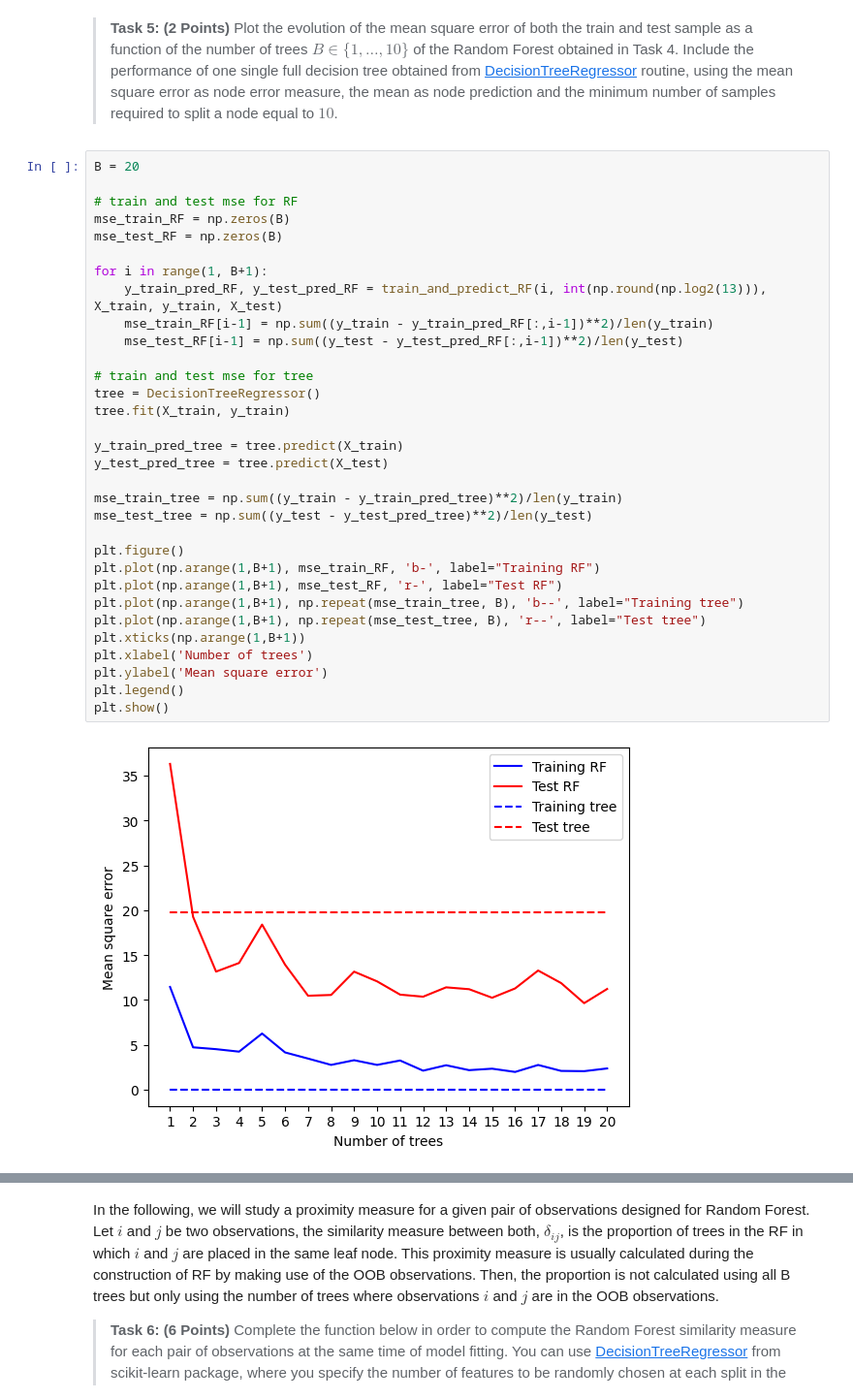
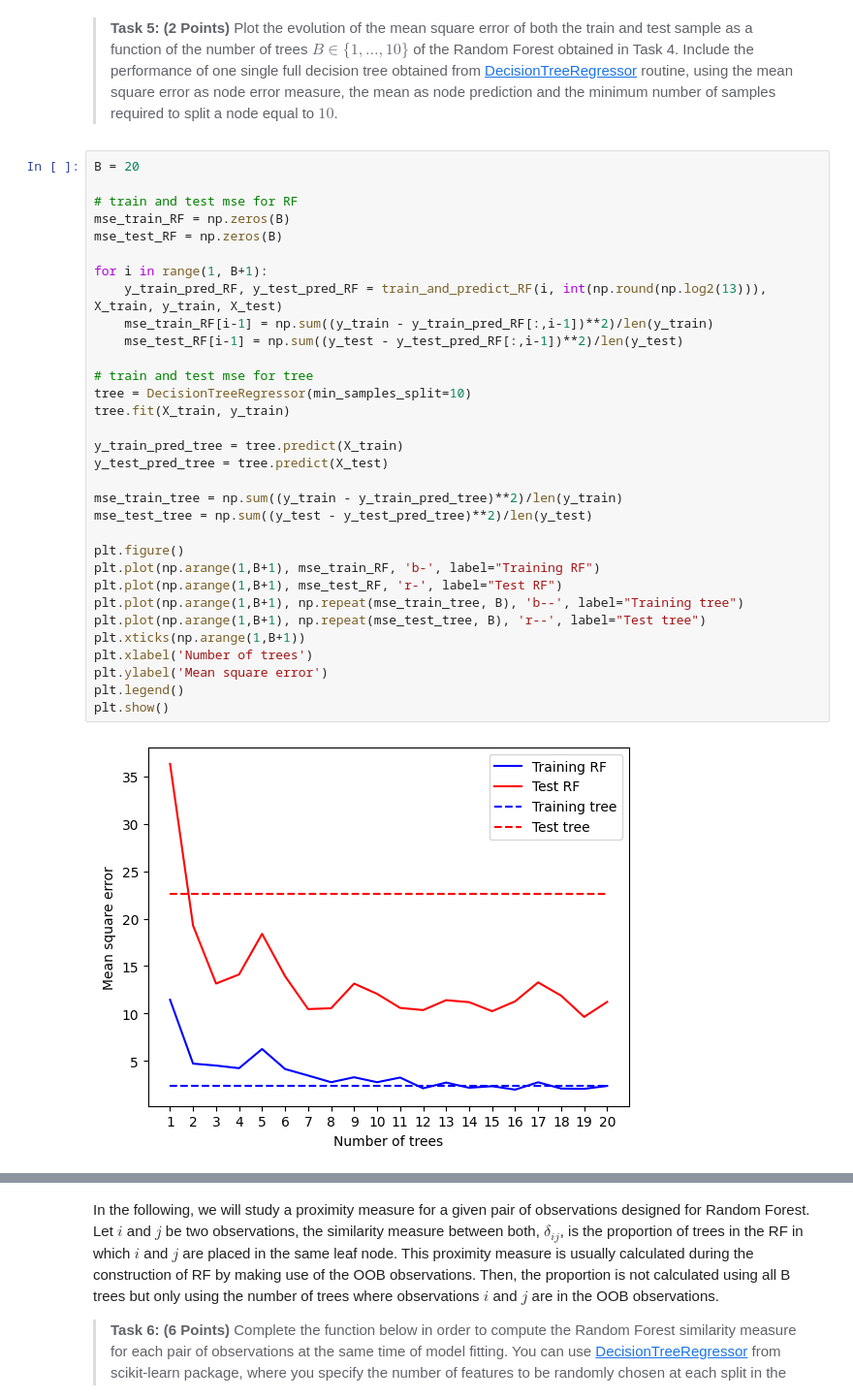
Before and after one commit to ArkhamKnightGPC/INF554, a Jupyter notebook: Assessment/INF554Assessment.ipynb, the cells around one changed output, grey strips where cells are left out. Shown at 97% size. Cells and saved outputs as stored; diff of their text form.

```diff
--- a/Assessment/INF554Assessment.ipynb
+++ b/Assessment/INF554Assessment.ipynb
@@ -322,35 +322,35 @@ B = 20
 
 # train and test mse for RF
 mse_train_RF = np.zeros(B)
 mse_test_RF = np.zeros(B)
 
 for i in range(1, B+1):
     y_train_pred_RF, y_test_pred_RF = train_and_predict_RF(i, int(np.round(np.log2(13))), X_train, y_train, X_test)
     mse_train_RF[i-1] = np.sum((y_train - y_train_pred_RF[:,i-1])**2)/len(y_train)
     mse_test_RF[i-1] = np.sum((y_test - y_test_pred_RF[:,i-1])**2)/len(y_test)
 
 # train and test mse for tree
-tree = DecisionTreeRegressor()
+tree = DecisionTreeRegressor(min_samples_split=10)
 tree.fit(X_train, y_train)
 
 y_train_pred_tree = tree.predict(X_train)
 y_test_pred_tree = tree.predict(X_test)
 
 mse_train_tree = np.sum((y_train - y_train_pred_tree)**2)/len(y_train)
 mse_test_tree = np.sum((y_test - y_test_pred_tree)**2)/len(y_test)
 
 plt.figure()
 plt.plot(np.arange(1,B+1), mse_train_RF, 'b-', label="Training RF")
 plt.plot(np.arange(1,B+1), mse_test_RF, 'r-', label="Test RF")
 plt.plot(np.arange(1,B+1), np.repeat(mse_train_tree, B), 'b--', label="Training tree")
 plt.plot(np.arange(1,B+1), np.repeat(mse_test_tree, B), 'r--', label="Test tree")
 plt.xticks(np.arange(1,B+1))
 plt.xlabel('Number of trees')
 plt.ylabel('Mean square error')
 plt.legend()
 plt.show()
 # %% [output]
-[figure, old version]
+[figure, new version]
 # %% [markdown]
 >**Question 3: (2 Points)** Compare the performance of the random forest regressor and the single full decision tree in terms of goodness-of-fit and generalization power in the following cases, and explain briefly why this might be happening:
 >- when $B=1$.
```
Also changed, not shown: parts of 7 cells of this notebook.
